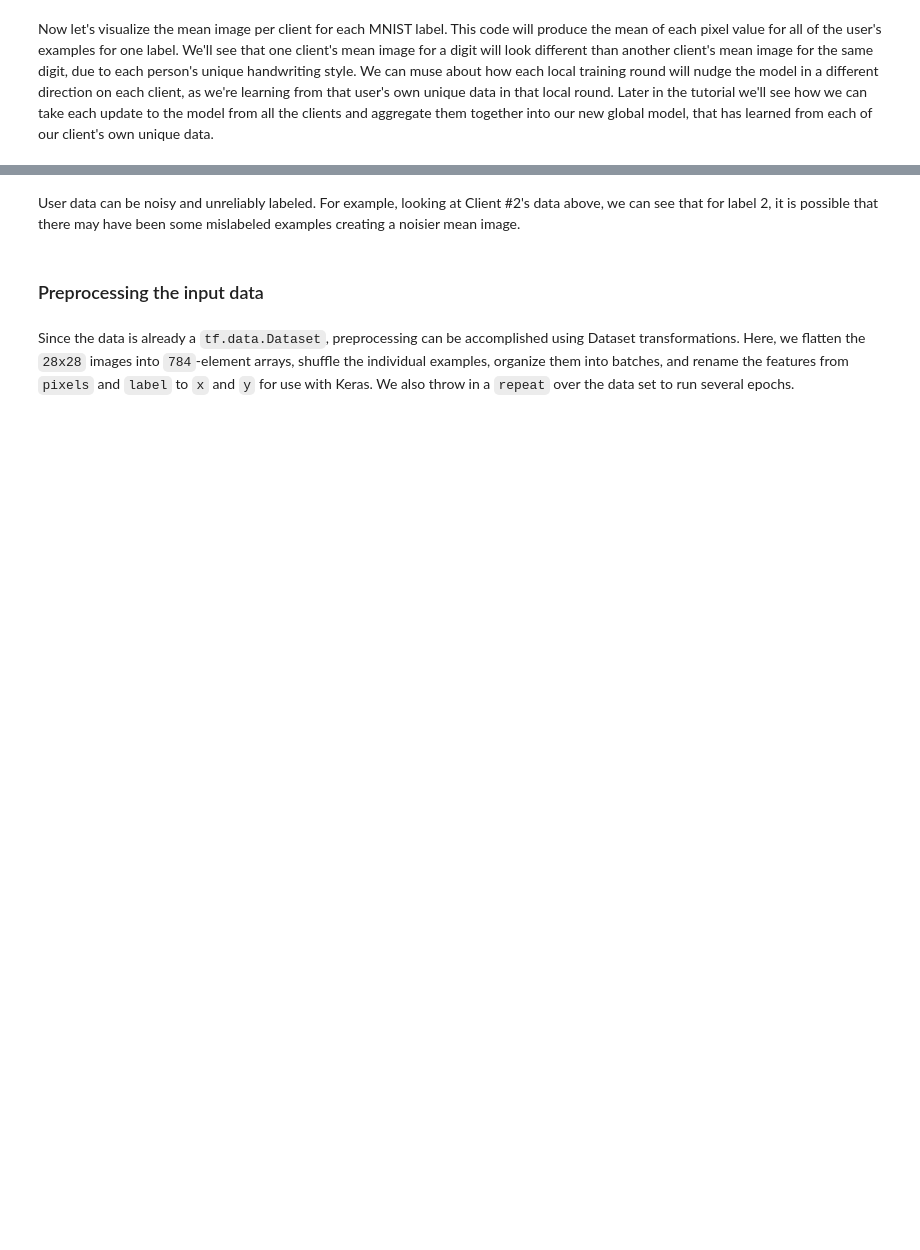
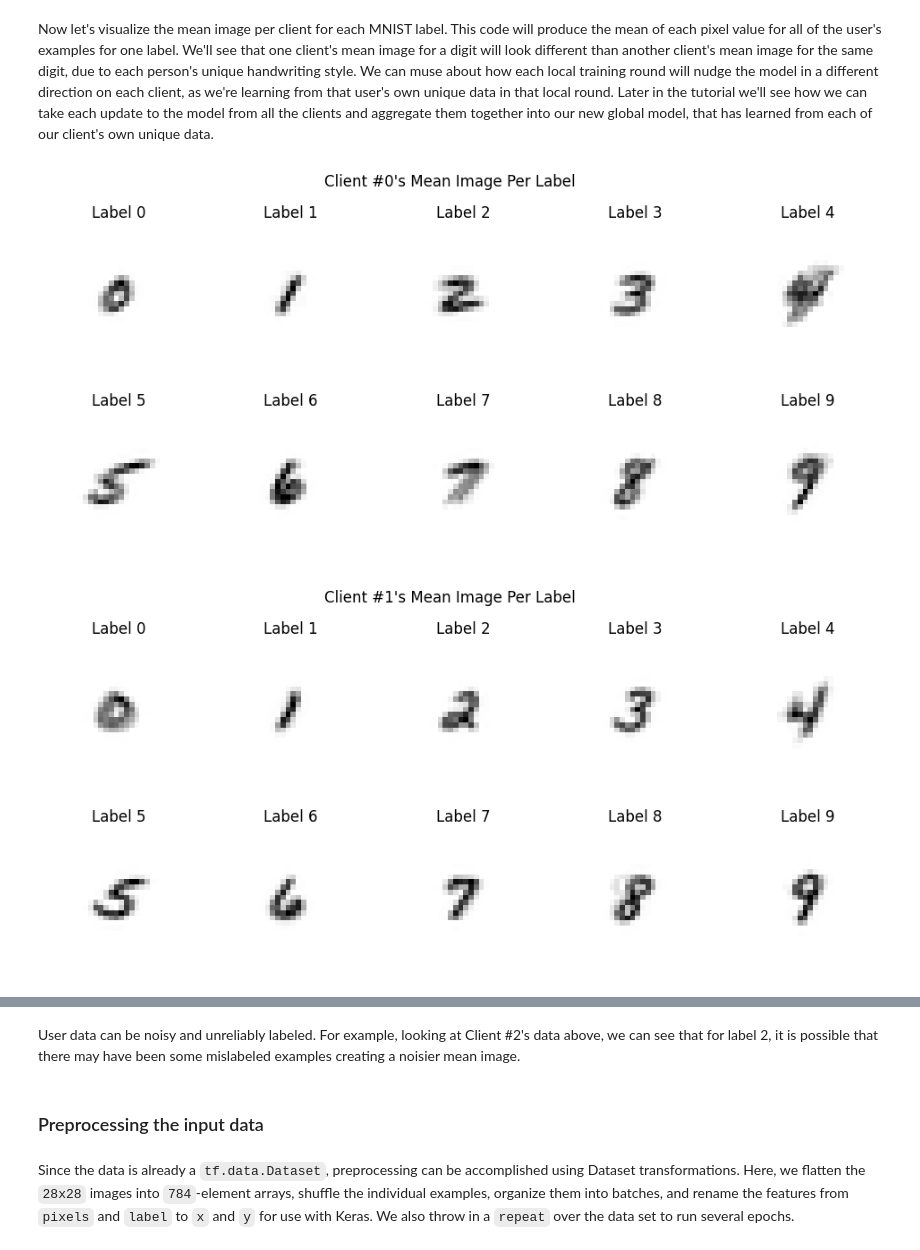
Before and after one commit to DungNguyenCoding/FederatedLearning, a Jupyter notebook: TensorFlowFederated/Tutorials/federated_learning_for_image_classification.ipynb, the cells around one changed output, grey strips where cells are left out. Drawn from its saved outputs; the diff is of its cells as text; code cells hidden in the pictures; blank space fills up the shorter version.

```diff
--- a/TensorFlowFederated/Tutorials/federated_learning_for_image_classification.ipynb
+++ b/TensorFlowFederated/Tutorials/federated_learning_for_image_classification.ipynb
@@ -223,19 +241,35 @@ for i in range(6):
 # %% [markdown]
 Now let's visualize the mean image per client for each MNIST label. This code will produce the mean of each pixel value for all of the user's examples for one label. We'll see that one client's mean image for a digit will look different than another client's mean image for the same digit, due to each person's unique handwriting style. We can muse about how each local training round will nudge the model in a different direction on each client, as we're learning from that user's own unique data in that local round. Later in the tutorial we'll see how we can take each update to the model from all the clients and aggregate them together into our new global model, that has learned from each of our client's own unique data.
 # %%
-# Each client has different mean images, meaning each client will be nudging
-# the model in their own directions locally.
+# Loop through 5 clients
+for i in range(5):
+    client_dataset = emnist_train.create_tf_dataset_for_client(
+        emnist_train.client_ids[i])  # Select client dataset
 
-for i in range(5):
-  client_dataset = emnist_train.create_tf_dataset_for_client(
-      emnist_train.client_ids[i])
-  plot_data = collections.defaultdict(list)
-  for example in client_dataset:
-    plot_data[example['label'].numpy()].append(example['pixels'].numpy())
-  f = plt.figure(i, figsize=(12, 5))
-  f.suptitle("Client #{}'s Mean Image Per Label".format(i))
-  for j in range(10):
-    mean_img = np.mean(plot_data[j], 0)
-    plt.subplot(2, 5, j+1)
-    plt.imshow(mean_img.reshape((28, 28)))
-    plt.axis('off')
+    plot_data = collections.defaultdict(list)  # Dictionary to store pixel values per label
+
+    # Collect images per label
+    for example in client_dataset:
+        label = example['label'].numpy()
+        plot_data[label].append(example['pixels'].numpy())
+
+    # Create a new figure for this client
+    f = plt.figure(figsize=(12, 5))
+    f.suptitle(f"Client #{i}'s Mean Image Per Label")  # Title with client ID
+
+    # Loop through digits 0-9
+    for j in range(10):
+        if plot_data[j]:  # Ensure the label exists for this client
+            mean_img = np.mean(plot_data[j], axis=0)  # Compute mean image
+        else:
+            mean_img = np.zeros((28, 28))  # If no samples, show blank image
+
+        plt.subplot(2, 5, j+1)
+        plt.imshow(mean_img, cmap='gray')  # Display mean image in grayscale
+        plt.axis('off')  # Remove axis for clarity
+        plt.title(f"Label {j}")
+
+    plt.show()  # Display the figure
+# %% [output]
+[figure, added]
+[figure, added]
```
Also changed, not shown: parts of 9 cells of this notebook.
